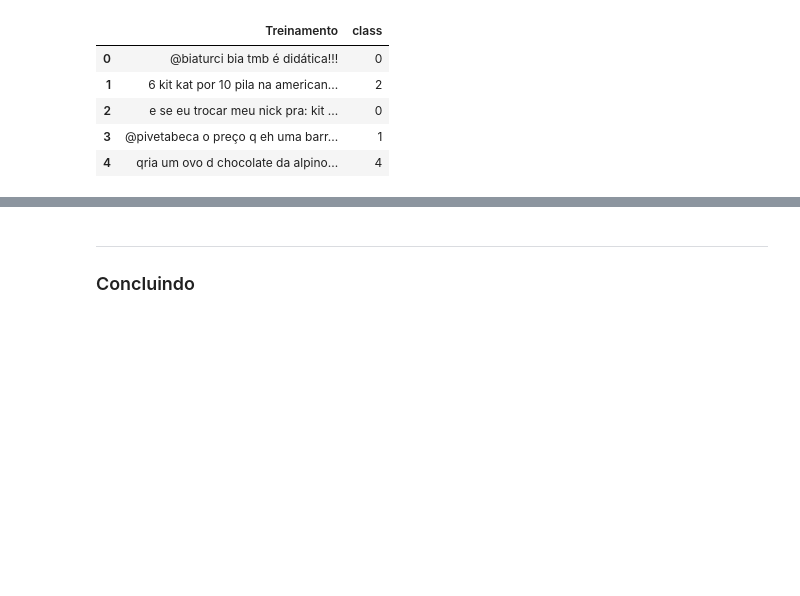
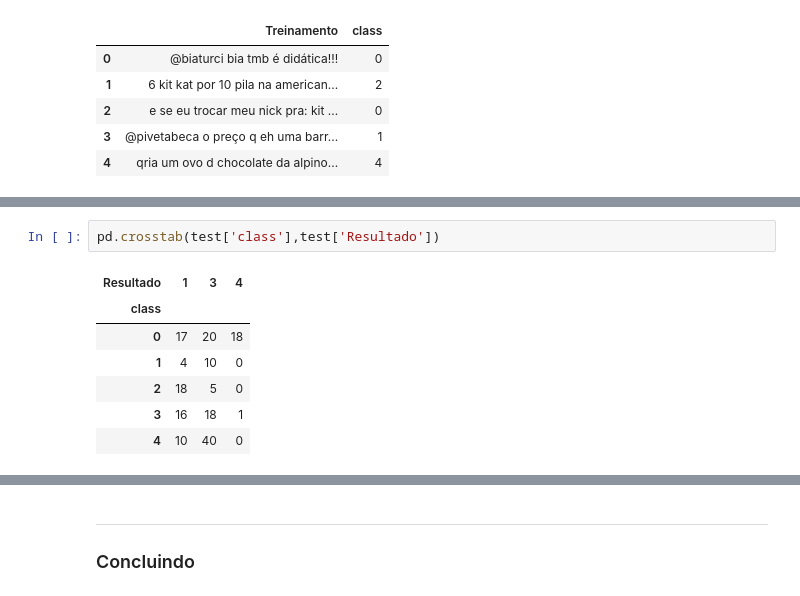
Before and after one commit to kaskang99/c_dados_2021.1, a Jupyter notebook: Projeto1_Layout_Classificador.ipynb, the cells around one changed output, grey strips where cells are left out. Drawn from its saved outputs; the diff is of its cells as text; blank space fills up the shorter version.

```diff
--- a/Projeto1_Layout_Classificador.ipynb
+++ b/Projeto1_Layout_Classificador.ipynb
@@ -600,0 +522,10 @@ Agora você deve testar o seu classificador com a base de Testes.
+# %%
+pd.crosstab(test['class'],test['Resultado'])
+# %% [output]
+| Resultado | 1 | 3 | 4 |
+| class |  |  |  |
+| 0 | 17 | 20 | 18 |
+| 1 | 4 | 10 | 0 |
+| 2 | 18 | 5 | 0 |
+| 3 | 16 | 18 | 1 |
+| 4 | 10 | 40 | 0 |
```
Also changed, not shown: parts of 72 cells of this notebook.
